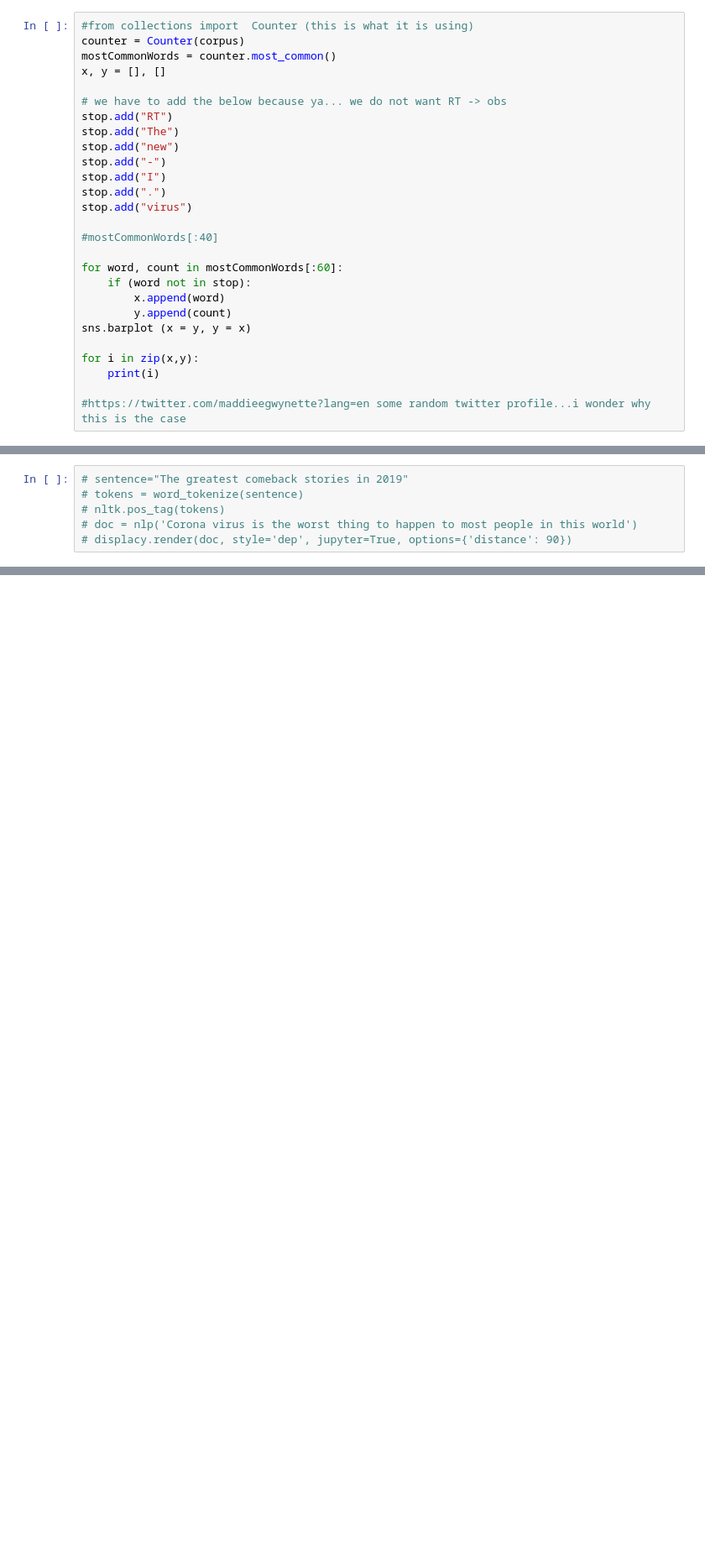
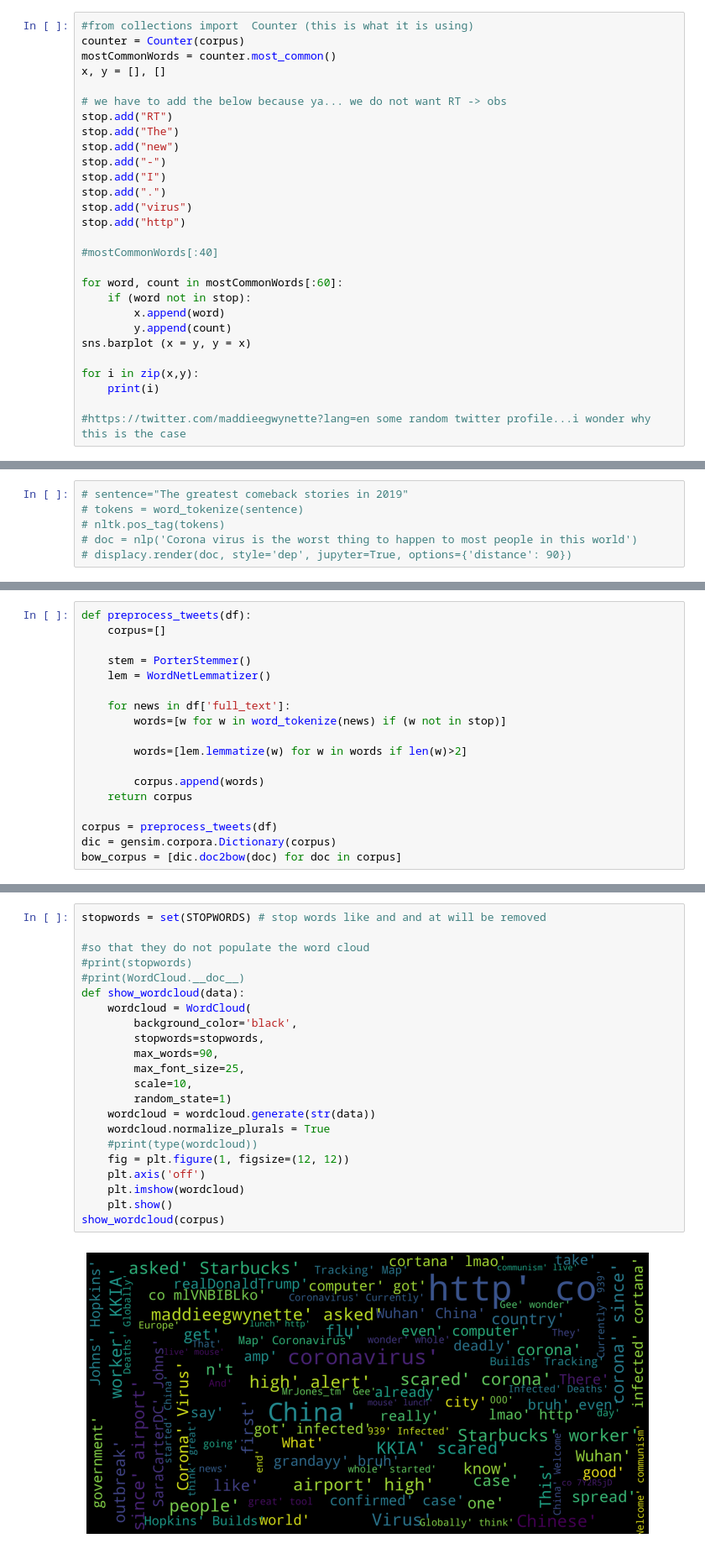
Before and after one commit to tomashege/research_project, a Jupyter notebook: Tomas/sentiment.ipynb, the cells around one changed output, grey strips where cells are left out. Shown at 84% size. Cells and saved outputs as stored; diff of their text form; blank space fills up the shorter version.

```diff
--- a/Tomas/sentiment.ipynb
+++ b/Tomas/sentiment.ipynb
@@ -132,6 +137,7 @@ stop.add("-")
 stop.add("I")
 stop.add(".")
 stop.add("virus")
+stop.add("http")
 
 #mostCommonWords[:40]
 
@@ -364,0 +382,18 @@ There are 17254 words in this data set and there are 4760 Unique words*
+# %%
+def preprocess_tweets(df):
+    corpus=[]
+
+    stem = PorterStemmer()
+    lem = WordNetLemmatizer()
+
+    for news in df['full_text']:
+        words=[w for w in word_tokenize(news) if (w not in stop)]
+
+        words=[lem.lemmatize(w) for w in words if len(w)>2]
+
+        corpus.append(words)
+    return corpus
+
+corpus = preprocess_tweets(df)
+dic = gensim.corpora.Dictionary(corpus)
+bow_corpus = [dic.doc2bow(doc) for doc in corpus]
@@ -364,0 +438,24 @@ There are 17254 words in this data set and there are 4760 Unique words*
+# %%
+stopwords = set(STOPWORDS) # stop words like and and at will be removed
+
+#so that they do not populate the word cloud
+#print(stopwords)
+#print(WordCloud.__doc__)
+def show_wordcloud(data):
+    wordcloud = WordCloud(
+        background_color='black',
+        stopwords=stopwords,
+        max_words=90,
+        max_font_size=25,
+        scale=10,
+        random_state=1)
+    wordcloud = wordcloud.generate(str(data))
+    wordcloud.normalize_plurals = True
+    #print(type(wordcloud))
+    fig = plt.figure(1, figsize=(12, 12))
+    plt.axis('off')
+    plt.imshow(wordcloud)
+    plt.show()
+show_wordcloud(corpus)
+# %% [output]
+[figure, added]
```
Also changed, not shown: parts of 6 cells of this notebook.
